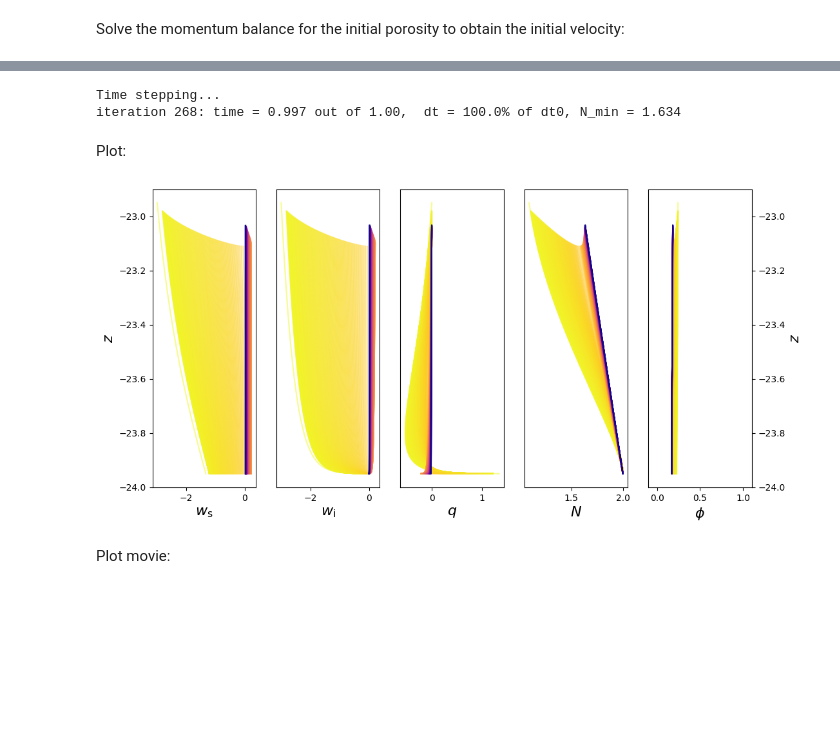
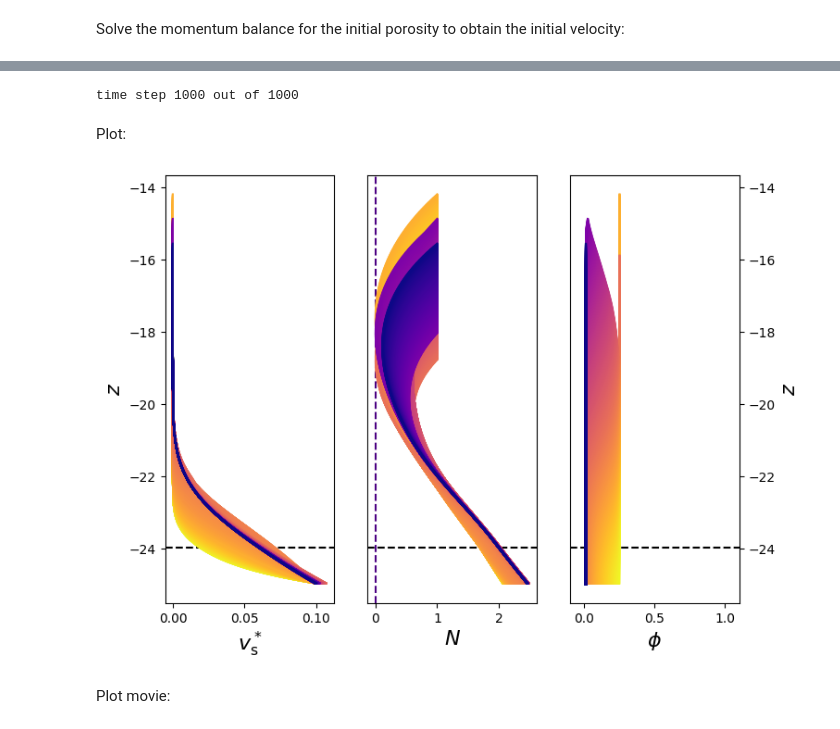
Before and after one commit to agstub-umd/compaction-frost, a Jupyter notebook: notebooks/example.ipynb, the cells around one changed output, grey strips where cells are left out. Drawn from its saved outputs; the diff is of its cells as text; code cells hidden in the pictures; blank space fills up the shorter version.

```diff
--- a/notebooks/example.ipynb
+++ b/notebooks/example.ipynb
@@ -84,0 +88,2 @@ phi_0.interpolate(lambda x:phi0+0*x[0])
+# %%
+Nr0, V_heave = Nr(domain,phi_0,Nf)
@@ -85,3 +97,5 @@ phi_0.interpolate(lambda x:phi0+0*x[0])
+# %%
+q_f = V_heave - 0.1
 # %% [markdown]
 Solve the momentum balance for the initial porosity to obtain the initial velocity:
 # %%
@@ -152,23 +146,17 @@ plt.close()
 # %%
-# z = domain.geometry.x[:,0]
-# dz = np.abs(z[1]-z[0])
-# vs_max = np.abs(w_).max()
-# dt0 = 0.25*dz/(vs_max+1e-10)
+timesteps = np.linspace(0,10,1000)
 
-t_0 = 0
-t_max = 1
-dt0 = t_max/100
+V_pull = 1 # pulling speed (based on initial heave rate)
 # %%
-ws,phi, wi, N_, z,sol0,domain0,timesteps = full_solve(domain,initial,Nf,t_0,t_max,dt0)
+ws_,phi_, N_, Nr_,Vh_,z_ = full_solve(domain,initial,Nf,V_pull,V_heave,q_f,timesteps)
 # %% [output]
-Time stepping...
-iteration 268: time = 0.997 out of 1.00,  dt = 100.0% of dt0, N_min = 1.634
+time step 1000 out of 1000
 # %% [markdown]
 Plot:
 # %%
-plot(ws,wi,phi,z,N_,timesteps)
+plot(ws_,phi_,N_,Nr_,z_,timesteps)
 # %% [output]
-[figure, old version]
+[figure, new version]
 # %% [markdown]
 Plot movie:
 # %%
```
Also changed, not shown: parts of 13 cells of this notebook, 5 other files.
